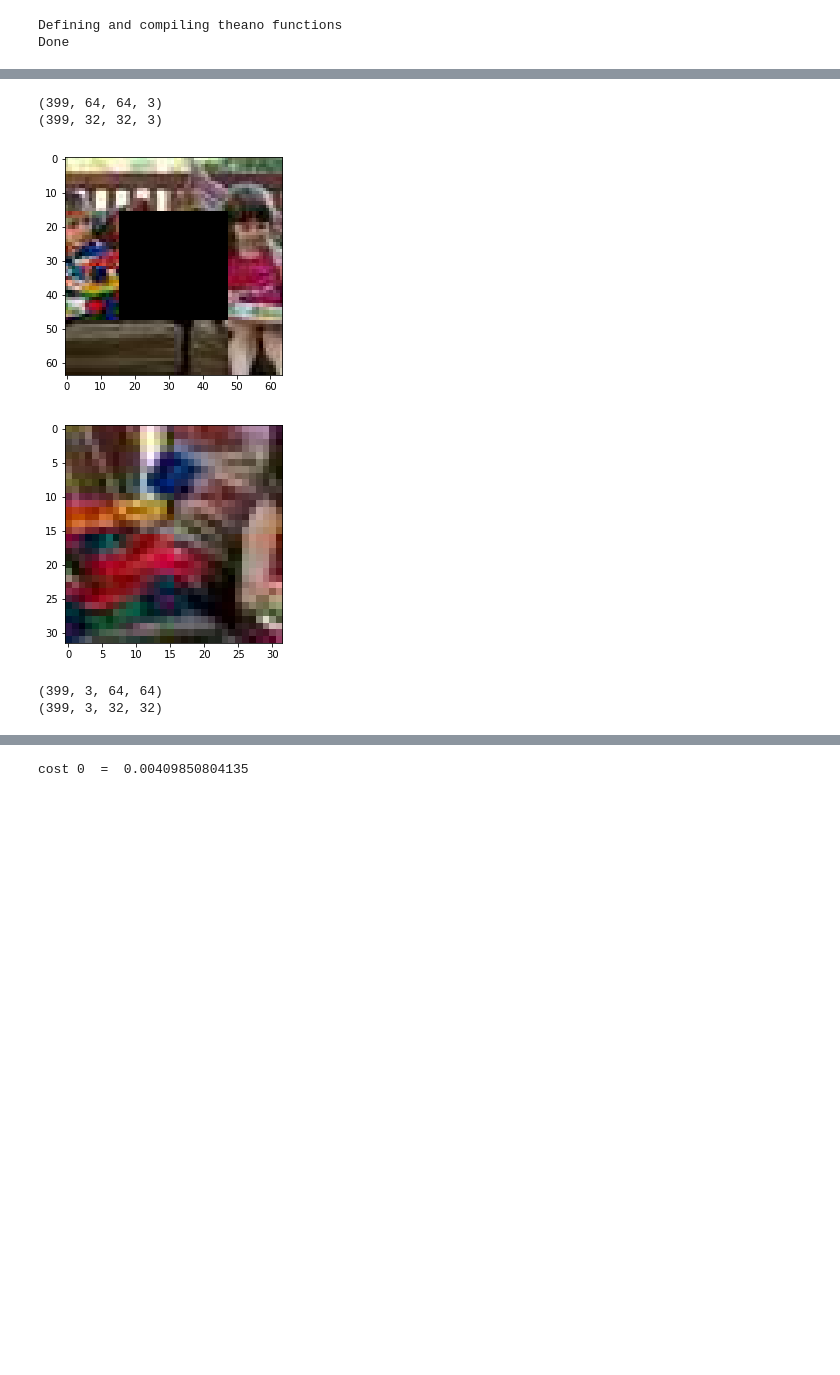
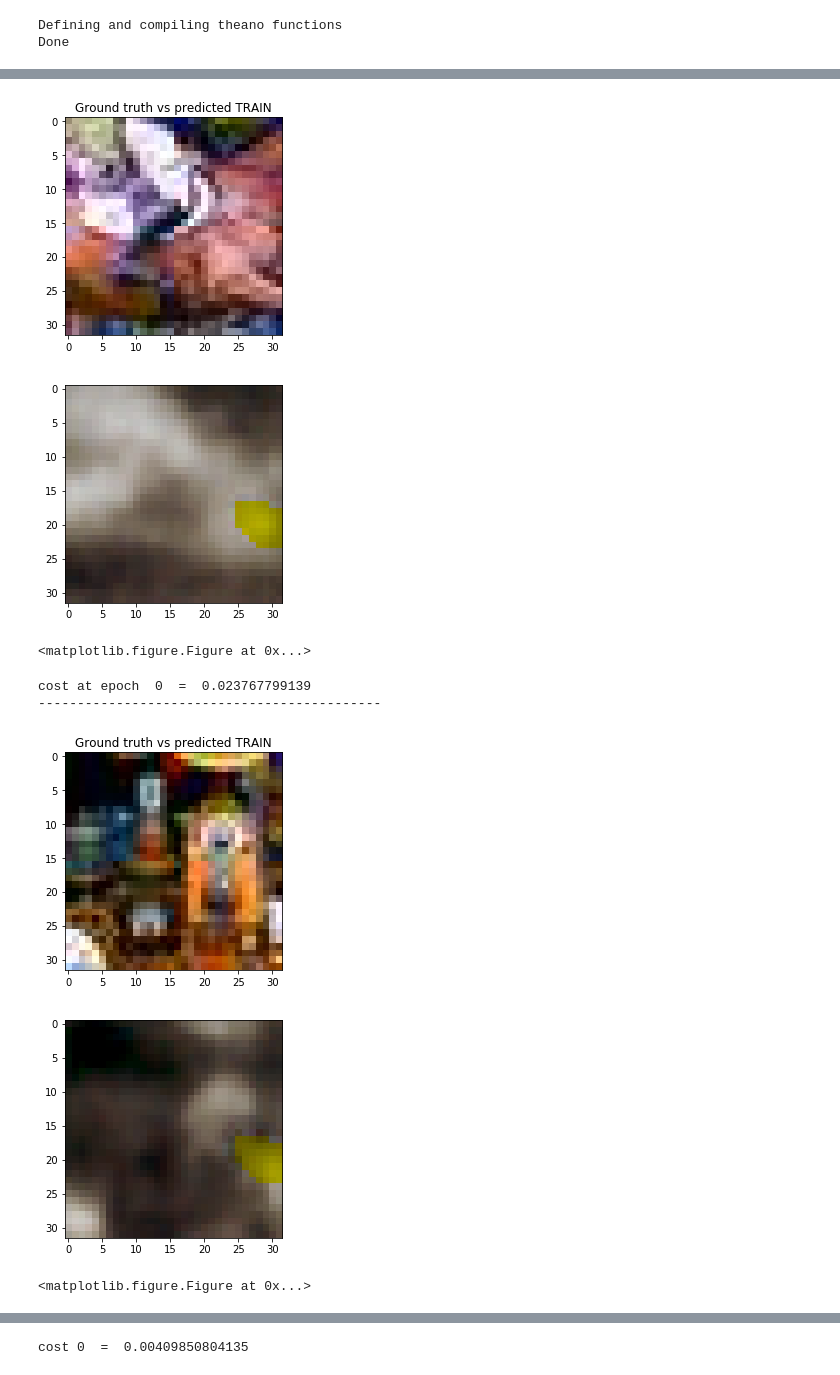
Before and after one commit to StephanieLarocque/ift6266_project, a Jupyter notebook: train_autoencoder.ipynb, the cells around one changed output, grey strips where cells are left out. Cells and saved outputs as stored; diff of their text form; code cells hidden in the pictures; blank space fills up the shorter version.

Commit message:
real training loop

```diff
--- a/train_autoencoder.ipynb
+++ b/train_autoencoder.ipynb
@@ -28,10 +28,10 @@ Using gpu device 0: TITAN X (Pascal) (CNMeM is enabled with initial size: 95.0%
 
 learning_rate = 0.01
 weight_decay = 0
-num_epochs = 5
+num_epochs = 500
 max_patience = 100
 #data_augmentation={}
-SAVEPATH = 'save_models' #might need to change a bit
+SAVEPATH = 'save_models'
 LOADPATH = 'load_models'
 batch_size = 512
 extract_center = True
@@ -39,9 +39,9 @@ load_caption = False
 #nb_discriminator_steps = 2
 
 #Model Hyperparameters
-conv_before_pool=[2,2]
+conv_before_pool=[2,2,2]
 n_filters = 32
-code_size = 1000
+code_size = 500
 
 
 #n_units_dense_layer = 10
@@ -171,33 +191,6 @@ Done
 # %%
 get_imgs = theano.function([ae_input_var], lasagne.layers.get_output(ae[last_layer],deterministic = True),
                           allow_input_downcast=True)
-# %%
-
-
-img_train_batch, center_train_batch, caps_train_batch = train_iter[100:500]
-print img_train_batch.shape
-print center_train_batch.shape
-
-idx = 0
-plt.imshow(img_train_batch[idx])
-plt.show()
-plt.imshow(center_train_batch[idx])
-plt.show()
-
-img_train_batch = np.transpose(img_train_batch,(0,3,1,2))
-center_train_batch= np.transpose(center_train_batch, (0,3,1,2))
-print img_train_batch.shape
-print center_train_batch.shape
-
-
-#print caps_train_batch.shape
-# %% [output]
-(399, 64, 64, 3)
-(399, 32, 32, 3)
-[figure, removed]
-[figure, removed]
-(399, 3, 64, 64)
-(399, 3, 32, 32)
 # %%
 # def show_true_fake(true_imgs, subset = 1):
 #     for i in range(subset):
@@ -220,7 +213,7 @@ print center_train_batch.shape
 #         plt.figure()
 #         plt.show()
 # %%
-def show_true_fake(batch, subset = 1):
+def show_true_fake(batch, subset = 1, title = ''):
     inputs, targets, caps = batch #inputs and targets already transposed
 
     for i in range(subset):
@@ -231,8 +224,45 @@ def show_true_fake(batch, subset = 1):
         fake_one = np.transpose(fake_imgs[0], (1,2,0))
 
 #         plt.imshow(contour)
+        plt.title('Ground truth vs predicted '+ title)
         plt.imshow(target_img)
         plt.figure()
         plt.imshow(fake_one)
         plt.figure()
         plt.show()
+# %%
+inputs_train, targets_train, caps_train = train_iter[:500]
+
+inputs_train = np.transpose(inputs_train,(0,3,1,2))
+targets_train = np.transpose(targets_train, (0,3,1,2))
+batch_train = inputs_train, targets_train, caps_train
+# %%
+num_epochs = 5
+for ep in range(num_epochs):
+    cost_epoch = 0
+    for i in range(1):#, batch in enumerate(train_iter):
+
+        #inputs, targets, caps = batch
+
+
+
+        cost_minibatch = ae_train_fn(inputs_train, targets_train)
+        #print "     minibatch ", i, " cost : ", cost_minibatch
+        cost_epoch += cost_minibatch
+        if num_epochs<=5:
+             show_true_fake(batch_train, title = 'TRAIN')
+
+    print 'cost at epoch ', ep, ' = ', cost_epoch
+
+
+
+    print '--------------------------------------------'
+# %% [output]
+[figure, added]
+[figure, added]
+<matplotlib.figure.Figure at 0x...>
+cost at epoch  0  =  0.023767799139
+--------------------------------------------
+[figure, added]
+[figure, added]
+<matplotlib.figure.Figure at 0x...>
```
Also changed, not shown: parts of 25 cells of this notebook.
